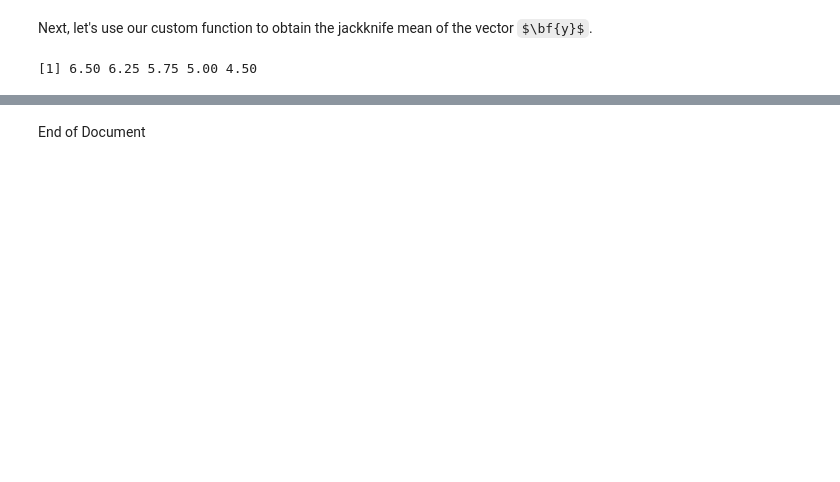
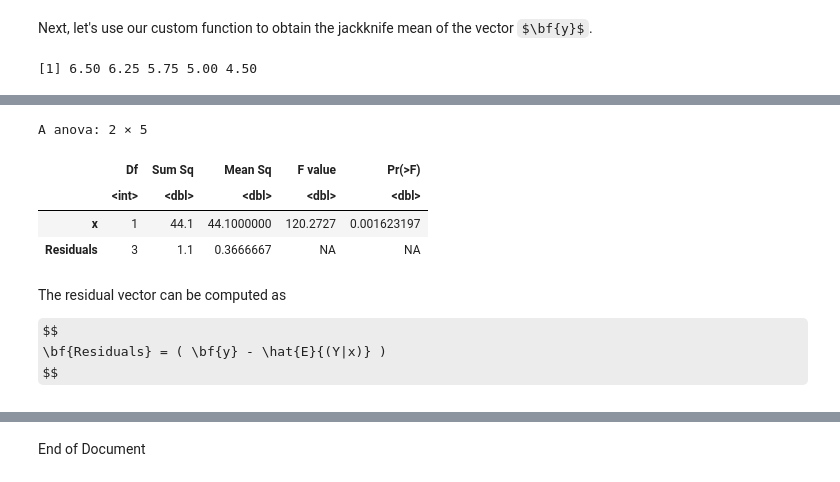
Before and after one commit to christophermalone/stat360, a Jupyter notebook: Handout10.ipynb, the cells around one changed output, grey strips where cells are left out. Cells and saved outputs as stored; diff of their text form; code cells hidden in the pictures; some formulas as TeX source; blank space fills up the shorter version.

```diff
--- a/Handout10.ipynb
+++ b/Handout10.ipynb
@@ -222,0 +325,8 @@ ggplot(data=DFBETA_Outcomes, aes(x=rowid,y=DFBeta_slope)) +
+# %%
+#Getting the two vectors in R
+y_vector = c(2, 3, 5, 8, 10)
+x_vector = c(1, 2, 3, 4, 5)
+
+#Creating the mydata data.frame
+mydata <- data.frame(y=y_vector, x = x_vector)
+mydata
@@ -222,0 +344,3 @@ ggplot(data=DFBETA_Outcomes, aes(x=rowid,y=DFBeta_slope)) +
+# %%
+myfit <- lm(y~x, data = mydata)
+summary(myfit)
@@ -222,0 +365,14 @@ ggplot(data=DFBETA_Outcomes, aes(x=rowid,y=DFBeta_slope)) +
+# %%
+anova(myfit)
+# %% [output]
+A anova: 2 × 5
+|  | Df | Sum Sq | Mean Sq | F value | Pr(>F) |
+|  | <int> | <dbl> | <dbl> | <dbl> | <dbl> |
+| x | 1 | 44.1 | 44.1000000 | 120.2727 | 0.001623197 |
+| Residuals | 3 | 1.1 | 0.3666667 | NA | NA |
+# %% [markdown]
+The residual vector can be computed as
+
+$$
+\bf{Residuals} = ( \bf{y} - \hat{E}{(Y|x)} )
+$$
```
Also changed, not shown: parts of 54 cells of this notebook.
